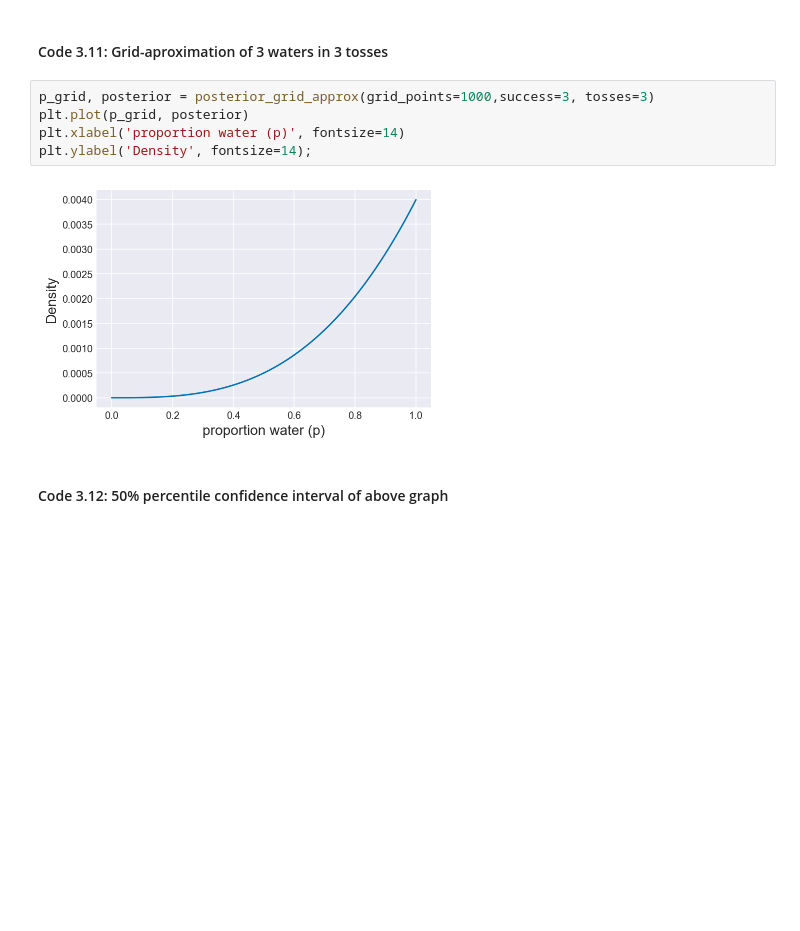
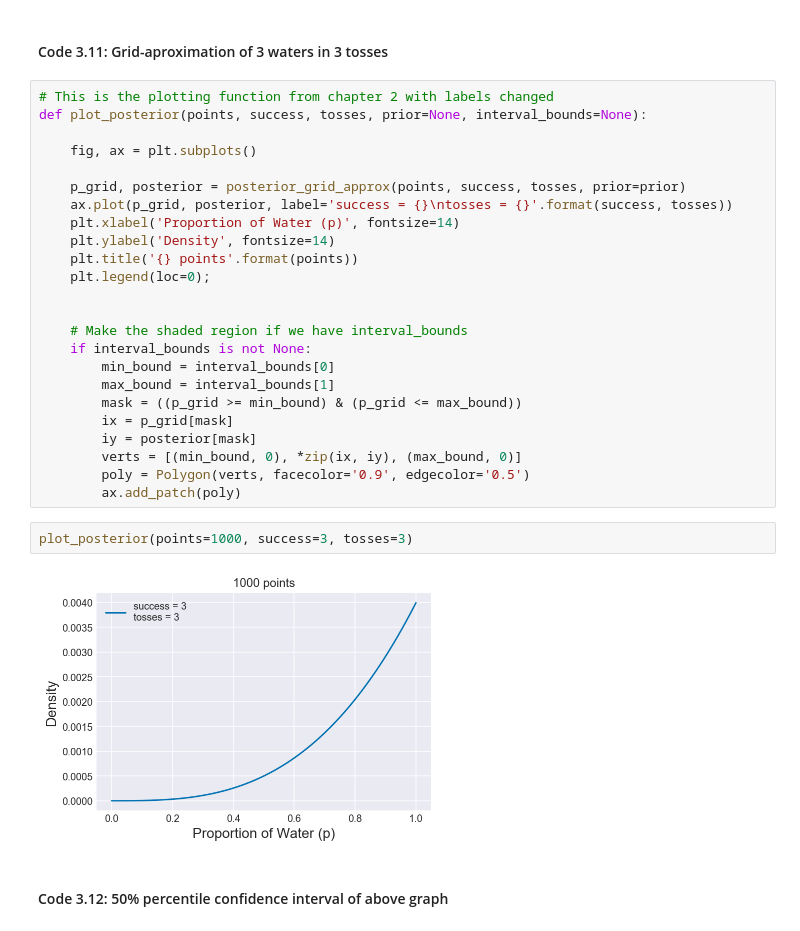
Before and after one commit to jshapiro314/resources, a Jupyter notebook: Rethinking/Chp_03.ipynb, the cells around one changed output. Cells and saved outputs as stored; diff of their text form; blank space fills up the shorter version.

```diff
--- a/Rethinking/Chp_03.ipynb
+++ b/Rethinking/Chp_03.ipynb
@@ -122,12 +123,33 @@ array([0.45454545, 0.80808081])
 # %% [markdown]
 #### Code 3.11: Grid-aproximation of 3 waters in 3 tosses
-# %%
-p_grid, posterior = posterior_grid_approx(grid_points=1000,success=3, tosses=3)
-plt.plot(p_grid, posterior)
-plt.xlabel('proportion water (p)', fontsize=14)
-plt.ylabel('Density', fontsize=14);
-# %% [output]
-[figure, removed]
+# %%
+# This is the plotting function from chapter 2 with labels changed
+def plot_posterior(points, success, tosses, prior=None, interval_bounds=None):
+
+    fig, ax = plt.subplots()
+
+    p_grid, posterior = posterior_grid_approx(points, success, tosses, prior=prior)
+    ax.plot(p_grid, posterior, label='success = {}\ntosses = {}'.format(success, tosses))
+    plt.xlabel('Proportion of Water (p)', fontsize=14)
+    plt.ylabel('Density', fontsize=14)
+    plt.title('{} points'.format(points))
+    plt.legend(loc=0);
+
+
+    # Make the shaded region if we have interval_bounds
+    if interval_bounds is not None:
+        min_bound = interval_bounds[0]
+        max_bound = interval_bounds[1]
+        mask = ((p_grid >= min_bound) & (p_grid <= max_bound))
+        ix = p_grid[mask]
+        iy = posterior[mask]
+        verts = [(min_bound, 0), *zip(ix, iy), (max_bound, 0)]
+        poly = Polygon(verts, facecolor='0.9', edgecolor='0.5')
+        ax.add_patch(poly)
+# %%
+plot_posterior(points=1000, success=3, tosses=3)
+# %% [output]
+[figure, added]
 # %% [markdown]
 #### Code 3.12: 50% percentile confidence interval of above graph
 # %%
```
Also changed, not shown: parts of 53 cells of this notebook.
